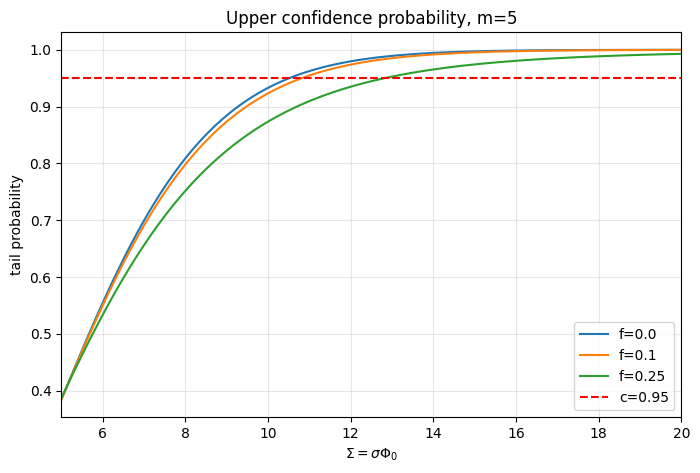
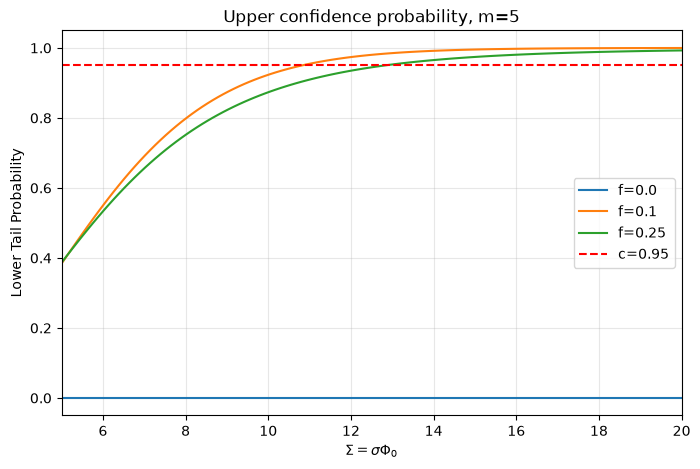
The notebook cell's code change between the first figure and the second:
--- before
+++ after
@@ -1,3 +1,3 @@
-def plot_confidence_curves(m=5, c=0.95, f_values=(0.0, 0.10, 0.25), side='upper', Sigma_max=20, npoints=120):
+def plot_confidence_curves(m=5, c=0.95, f_values=(0.0, 0.10, 0.25), side='upper', Sigma_max=20, npoints=120, tail_probability='Upper Tail Probability'):
     # Span the grid from the new starting point to Sigma_max
     start_scale = Sigma_max / 4
@@ -6,5 +6,5 @@
     plt.figure(figsize=(8, 5))
     for f_val in f_values:
-        vals = [smeared_prob(m, S, f_val, side=side) for S in Sigmas]
+        vals = [smeared_probability(S, f_val) for S in Sigmas]
         plt.plot(Sigmas, vals, label=f'f={f_val}')
         
@@ -13,7 +13,6 @@
     # Readjust the x-axis scale
     plt.xlim(start_scale, Sigma_max)
-    
     plt.xlabel(r'$\Sigma = \sigma\Phi_0$')
-    plt.ylabel('tail probability')
+    plt.ylabel(tail_probability)
     plt.title(f'{side.capitalize()} confidence probability, m={m}')
     plt.legend()
@@ -22,4 +21,4 @@
 
 # Adjusted boundaries to comfortably frame the transitions
-plot_confidence_curves(m=5, c=0.95, side='upper', Sigma_max=20) # Views from Sigma = 5 to 20
-plot_confidence_curves(m=5, c=0.95, side='lower', Sigma_max=4)  # Views from Sigma = 1 to 4
+plot_confidence_curves(m=5, c=0.95, side='upper', Sigma_max=20, tail_probability='Lower Tail Probability') # Views from Sigma = 5 to 20
+plot_confidence_curves(m=5, c=0.05, side='lower', Sigma_max=4, tail_probability='Upper Tail Probability')  # Views from Sigma = 1 to 4

Commit: Add files via upload